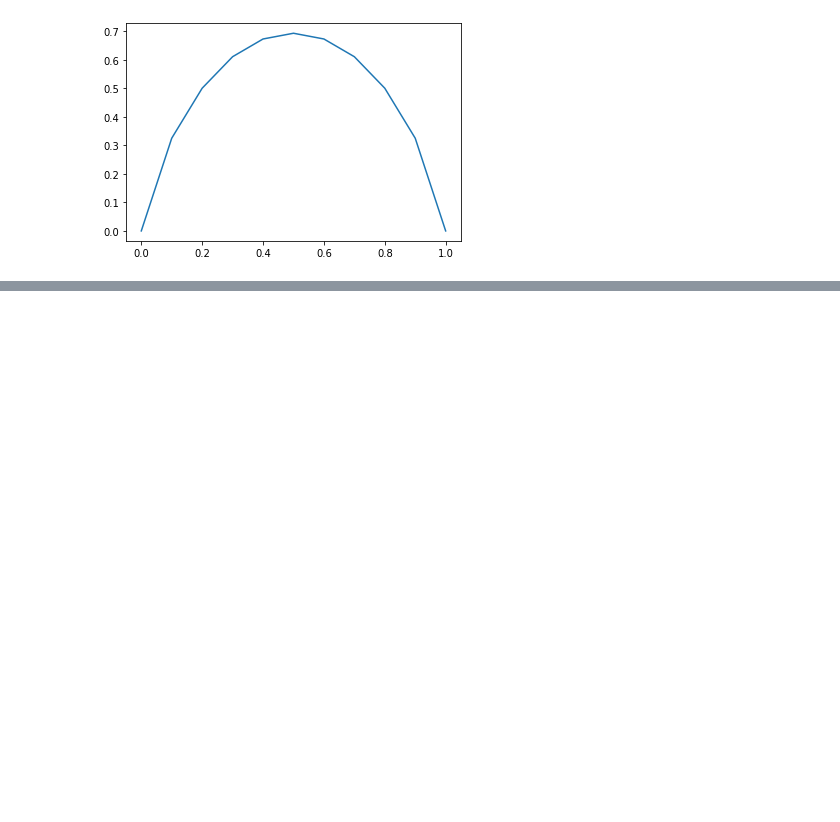
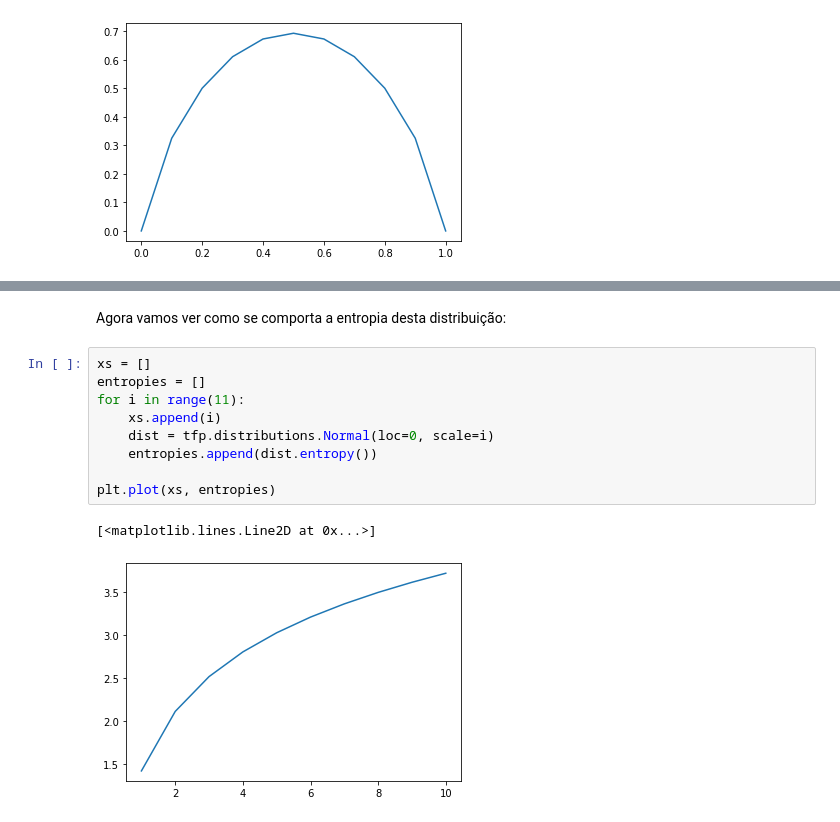
Before and after one commit to 0xangelo/curso-verao-rl-ime-2020, a Jupyter notebook: notebooks/entropia.ipynb, the cells around one changed output, grey strips where cells are left out. Drawn from its saved outputs; the diff is of its cells as text; blank space fills up the shorter version.

```diff
--- a/notebooks/entropia.ipynb
+++ b/notebooks/entropia.ipynb
@@ -48,0 +105,14 @@ plt.show()
+# %% [markdown]
+Agora vamos ver como se comporta a entropia desta distribuição:
+# %%
+xs = []
+entropies = []
+for i in range(11):
+    xs.append(i)
+    dist = tfp.distributions.Normal(loc=0, scale=i)
+    entropies.append(dist.entropy())
+
+plt.plot(xs, entropies)
+# %% [output]
+[<matplotlib.lines.Line2D at 0x...>]
+[figure, added]
```
Also changed, not shown: parts of 7 cells of this notebook.
